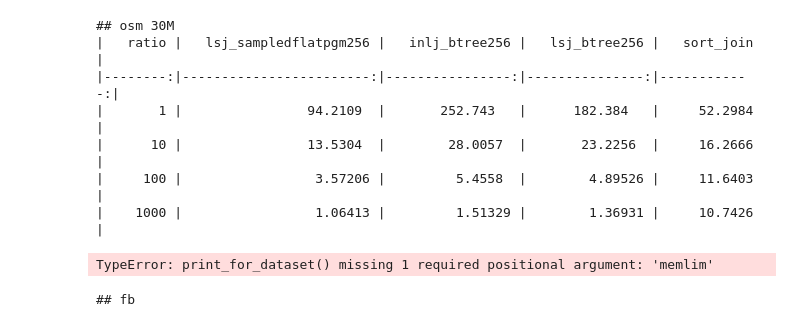
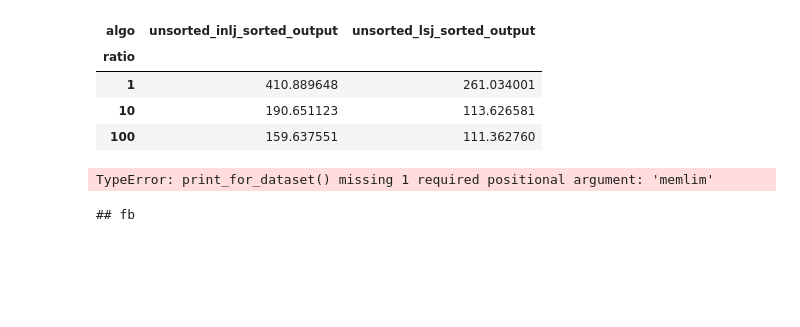
Before and after one commit to saltsystemslab/LearnedJoinDiskExp, a Jupyter notebook: experiments/join/report_cgroups.ipynb, the cells around one changed output. Saved outputs shown, nothing was run; the diff lists cells and outputs as text; code cells hidden in the pictures; blank space fills up the shorter version.

```diff
--- a/experiments/join/report_cgroups.ipynb
+++ b/experiments/join/report_cgroups.ipynb
@@ -117,34 +151,24 @@ display(duckdb.sql("SELECT command FROM df WHERE dataset='fb'").df())
 # %%
-def print_for_dataset(dataset, algos, memlim):
-    print("## " + dataset + " " + memlim)
-    algo_filter = ''
-    for algo in algos:
-        algo_filter = algo_filter + f" OR algo='{algo}'"
-    algo_filter = algo_filter[3:]
+def print_for_dataset(algos, memlim):
     rows = duckdb.sql(
-        " SELECT ratio, algo, MEDIAN(duration_sec) as v FROM df"
-        f" WHERE dataset='{dataset}' AND memlimit='{memlim}'"
-        f" AND ({algo_filter})"
-        " GROUP BY dataset, threads, ratio, algo"
-        " ORDER BY ratio, threads"
+        f" SELECT memlimit, ratio, algo, duration_sec as v FROM df WHERE memlimit={memlim} ORDER by ratio"
     ).df()
     rows = rows.pivot(index='ratio', values='v', columns='algo')
-    print(rows[algos].to_markdown())
-    rows[algos].to_csv('all_indexes/'+dataset+'.csv')
+    display(rows)
+    rows[algos].to_csv('/home/chesetti/Repos/LearnedJoinDiskExp/experiments/results/join_unsorted_cgroup/'+str(memlim)+'.txt')
 
 
 
-algos = ['lsj_sampledflatpgm256', 'inlj_btree256', 'lsj_btree256', 'sort_join']
 
-print_for_dataset("osm", algos, "30M")
+algos = ['unsorted_lsj_sorted_output', 'unsorted_inlj_sorted_output']
+print_for_dataset(algos, 256)
+print_for_dataset(algos, 512)
 # %% [output]
-## osm 30M
-|   ratio |   lsj_sampledflatpgm256 |   inlj_btree256 |   lsj_btree256 |   sort_join |
-|--------:|------------------------:|----------------:|---------------:|------------:|
-|       1 |                94.2109  |       252.743   |      182.384   |     52.2984 |
-|      10 |                13.5304  |        28.0057  |       23.2256  |     16.2666 |
-|     100 |                 3.57206 |         5.4558  |        4.89526 |     11.6403 |
-|    1000 |                 1.06413 |         1.51329 |        1.36931 |     10.7426 |
+| algo | unsorted_inlj_sorted_output | unsorted_lsj_sorted_output |
+| ratio |  |  |
+| 1 | 410.889648 | 261.034001 |
+| 10 | 190.651123 | 113.626581 |
+| 100 | 159.637551 | 111.362760 |
 # %%
 algos = ['lsj_sampledflatpgm256', 'lsj_flatpgm256', 'lsj_radixspline256', 'lsj_rmi' , 'lsj_btree256', 'sort_join']
 print_for_dataset("fb", algos)
```
Also changed, not shown: parts of 2 cells of this notebook, 39 other files.
